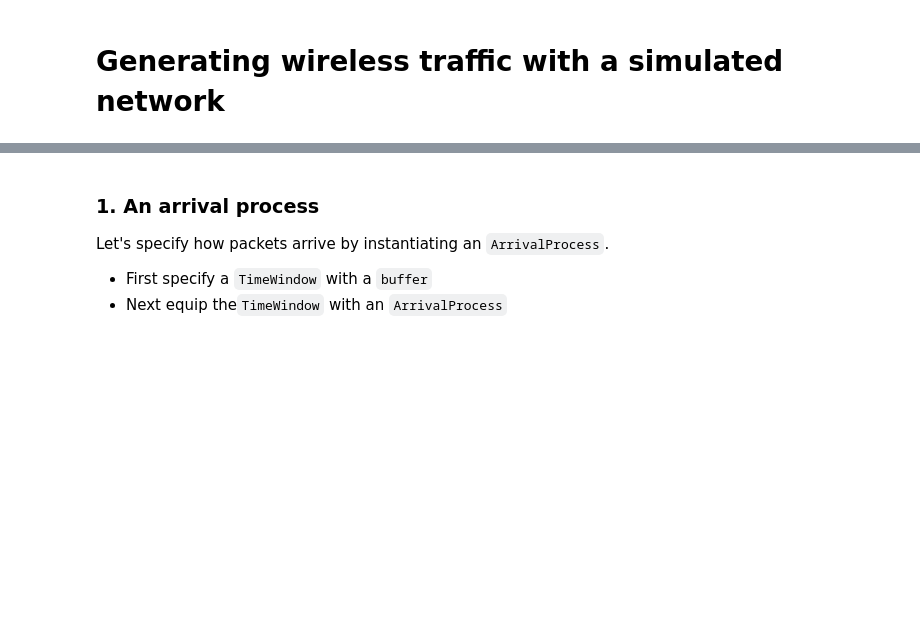
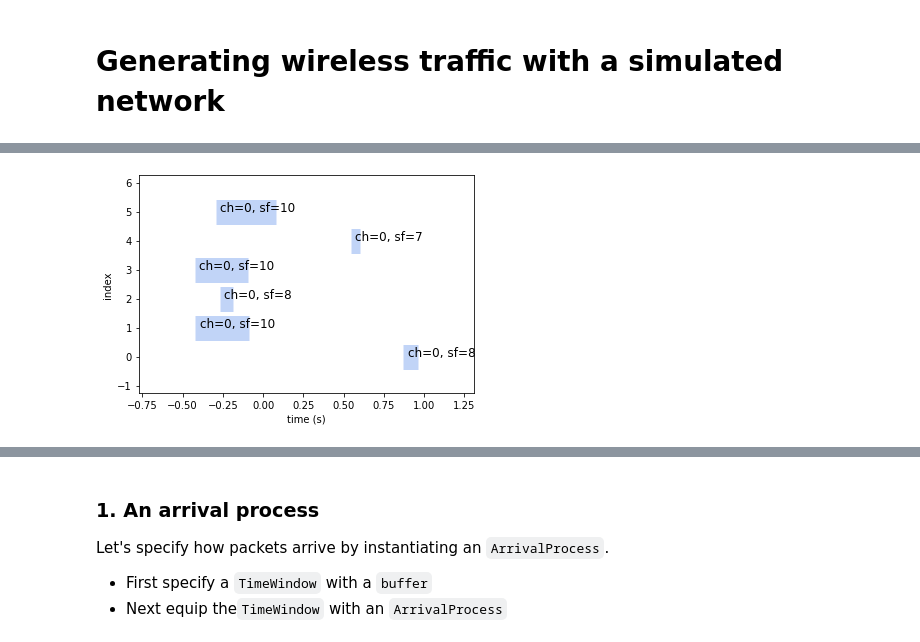
Before and after one commit to seaarts/lora-network-planner, a Jupyter notebook: notebooks/interference-simultion.ipynb, the cells around one changed output, grey strips where cells are left out. Saved outputs shown, nothing was run; the diff lists cells and outputs as text; code cells hidden in the pictures; blank space fills up the shorter version.

```diff
--- a/notebooks/interference-simultion.ipynb
+++ b/notebooks/interference-simultion.ipynb
@@ -60,0 +50,5 @@ Ultimately, a network model's main purpose is to generate wireless `Traffic`. He
+# %%
+# define LoRa network parameters
+wan = lpf.LoRaParameters(nChannels=1)
+
+print(wan)
@@ -60,0 +66,5 @@ Ultimately, a network model's main purpose is to generate wireless `Traffic`. He
+# %%
+# make a traffic generator
+loraDist = lpf.IndependentLoRaGenerator.from_parameters(wan, tMin=0, tMax=0.5, buffer=0.5, rate=4.5)
+
+print(loraDist)
@@ -60,0 +88,7 @@ Ultimately, a network model's main purpose is to generate wireless `Traffic`. He
+# %%
+# sample and plot
+traffic = loraDist.sample(2)
+
+traffic[0].plot(text=True);
+# %% [output]
+[figure, added]
```
Also changed, not shown: parts of 28 cells of this notebook, 4 other files.
